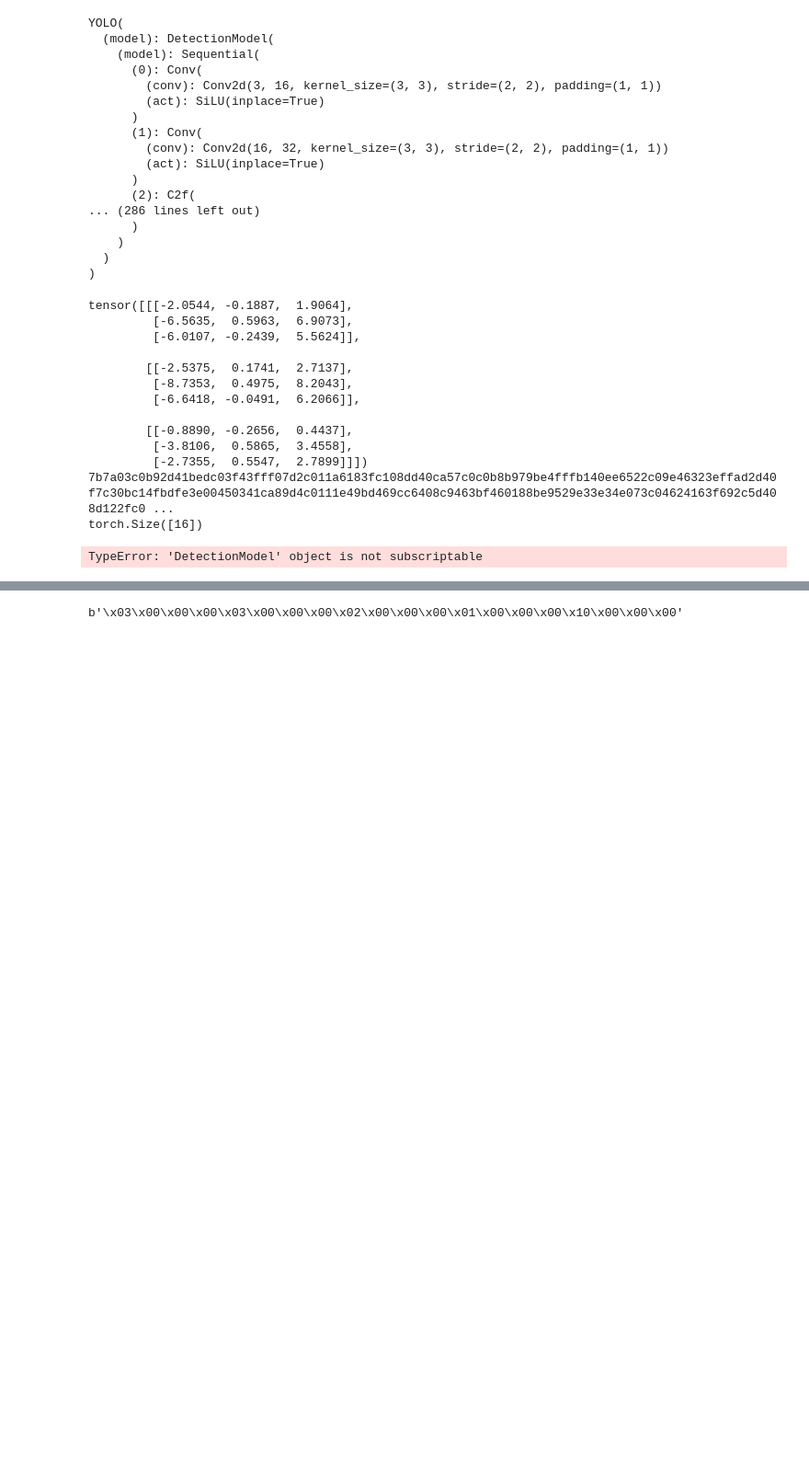
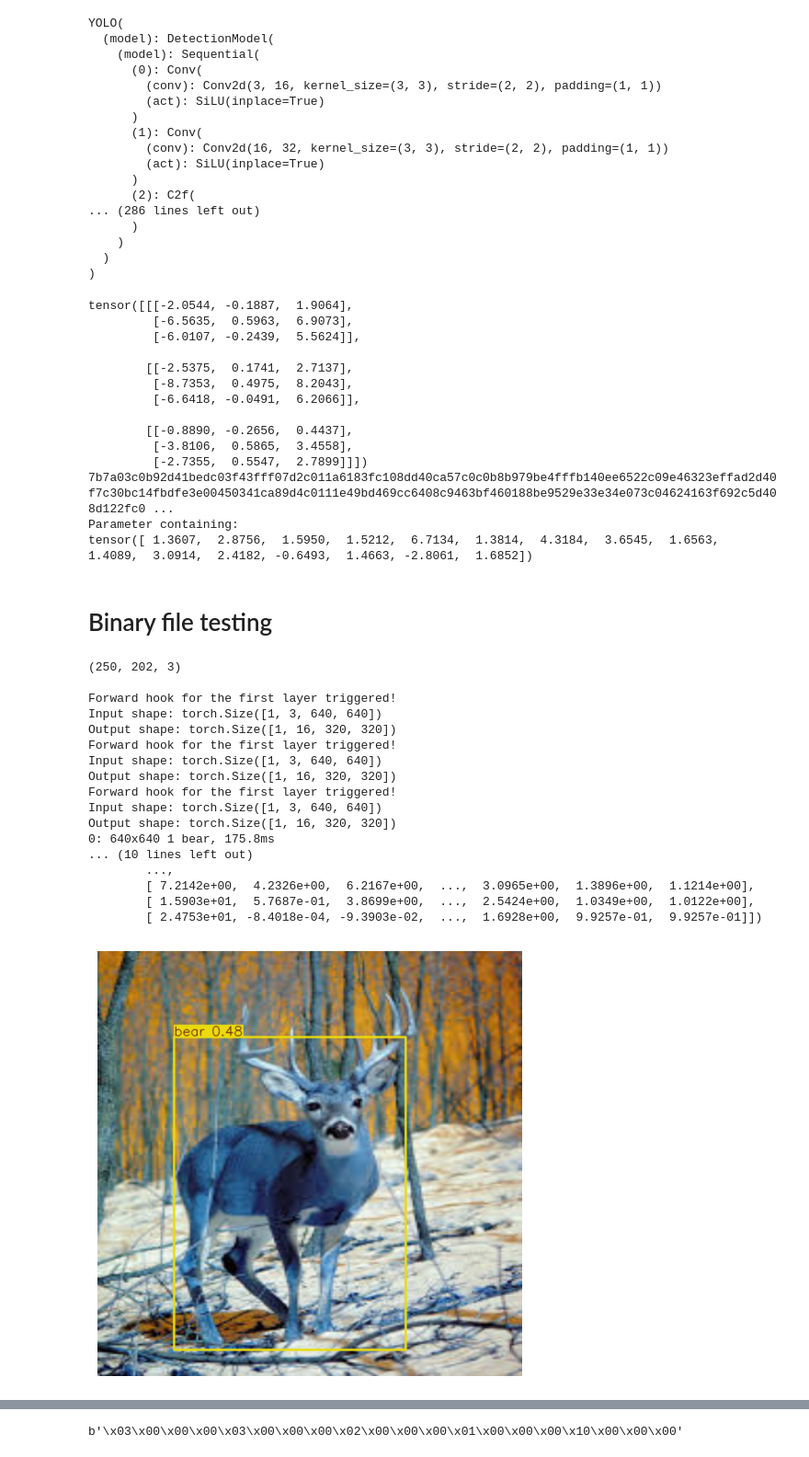
Before and after one commit to Dolphcode/cs455-gpu-cluster-proj, a Jupyter notebook: project/v0_ipynb/yolov8_test.ipynb, the cells around one changed output, grey strips where cells are left out. Shown at 92% size. Saved outputs shown, nothing was run; the diff lists cells and outputs as text; code cells hidden in the pictures; blank space fills up the shorter version.

Commit message:
Weights in binary file

```diff
--- a/project/v0_ipynb/yolov8_test.ipynb
+++ b/project/v0_ipynb/yolov8_test.ipynb
@@ -59,7 +59,7 @@ YOLO(
 # %%
 print(model.model.model[0].conv.weight[0])
 print(model.model.model[0].conv.weight[0].flatten().numpy().tobytes().hex())
-print(model.model.model[0].conv.bias.shape)
+print(model.model.model[0].conv.bias)
 # %% [output]
 tensor([[[-2.0544, -0.1887,  1.9064],
          [-6.5635,  0.5963,  6.9073],
@@ -76,18 +76,74 @@ tensor([[[-2.0544, -0.1887,  1.9064],
-torch.Size([16])
+Parameter containing:
+tensor([ 1.3607,  2.8756,  1.5950,  1.5212,  6.7134,  1.3814,  4.3184,  3.6545,  1.6563,  1.4089,  3.0914,  2.4182, -0.6493,  1.4663, -2.8061,  1.6852])
+# %% [markdown]
+# Binary file testing
 # %%
+layer_1_out = None;
+
 def first_layer_hook_fn(module, input, output):
     print("Forward hook for the first layer triggered!")
     print(f"Input shape: {input[0].shape}")
     print(f"Output shape: {output.shape}")
+    output.detach()
+    global layer_1_out
+    layer_1_out = output;
         # You can store or process the input/output here
         # For example, to store the output:
         # first_layer_output = output.detach()
 
         # Accessing the first module in the model's architecture
-first_layer = model.model[0]
+first_layer = model.model.model[0]
 hook_handle = first_layer.register_forward_hook(first_layer_hook_fn)
+
+import cv2
+import matplotlib.pyplot as plt
+
+# Select the image to scan
+IMG_PATH = "deer.jpg"
+
+# Read that
+image = cv2.imread(IMG_PATH)
+print(image.shape)
+image = cv2.resize(image, (640, 640))
+
+results = model(image, device="cpu")
+hook_handle.remove()
+# Draws the annotated plot
+img_annotated = results[0].plot()  # draws boxes on the image
+print(image[0][1])
+print(image[0][2])
+print(image[0][3])
+print(image[1][1])
+print(image[1][2])
+print(image[1][3])
+
+#print(hook_handle)
+print(layer_1_out[0][0])
+
+# Plot the selected frame
+plt.figure(figsize=(10, 6))
+plt.imshow(img_annotated)
+plt.axis("off")
+plt.show()
 # %% [output]
-TypeError: 'DetectionModel' object is not subscriptable
+(250, 202, 3)
+
+Forward hook for the first layer triggered!
+Input shape: torch.Size([1, 3, 640, 640])
+Output shape: torch.Size([1, 16, 320, 320])
+Forward hook for the first layer triggered!
+Input shape: torch.Size([1, 3, 640, 640])
+Output shape: torch.Size([1, 16, 320, 320])
+Forward hook for the first layer triggered!
+Input shape: torch.Size([1, 3, 640, 640])
+Output shape: torch.Size([1, 16, 320, 320])
+0: 640x640 1 bear, 175.8ms
+... (10 lines left out)
+        ...,
+        [ 7.2142e+00,  4.2326e+00,  6.2167e+00,  ...,  3.0965e+00,  1.3896e+00,  1.1214e+00],
+        [ 1.5903e+01,  5.7687e-01,  3.8699e+00,  ...,  2.5424e+00,  1.0349e+00,  1.0122e+00],
+        [ 2.4753e+01, -8.4018e-04, -9.3903e-02,  ...,  1.6928e+00,  9.9257e-01,  9.9257e-01]])
+[figure, added]
 # %%
 #print(model.model.model[2].m[0].cv1.conv.weight[0])
 #print(model.model.model[2].m[0].cv1.conv.weight[0].flatten())
```
Also changed, not shown: parts of 4 cells of this notebook, 2 other files.
